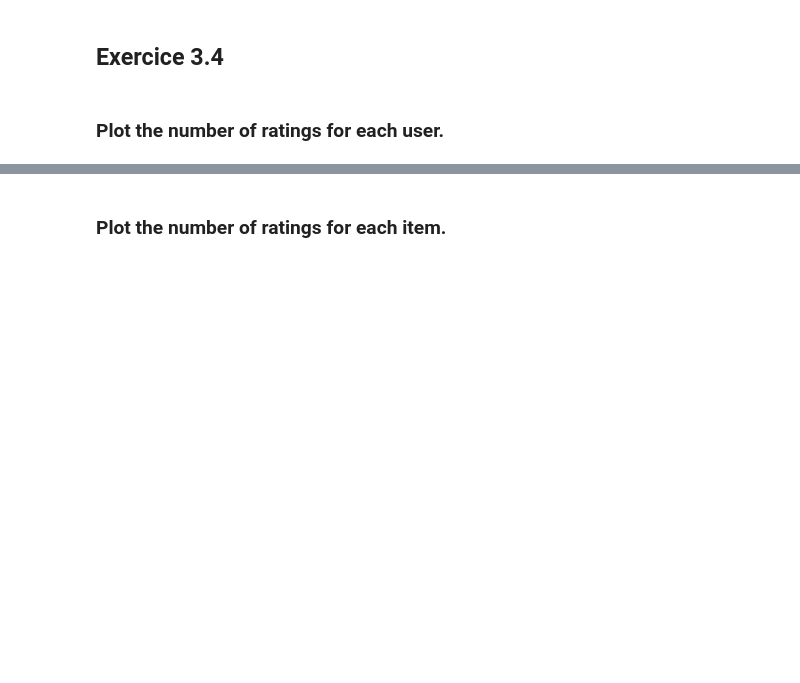
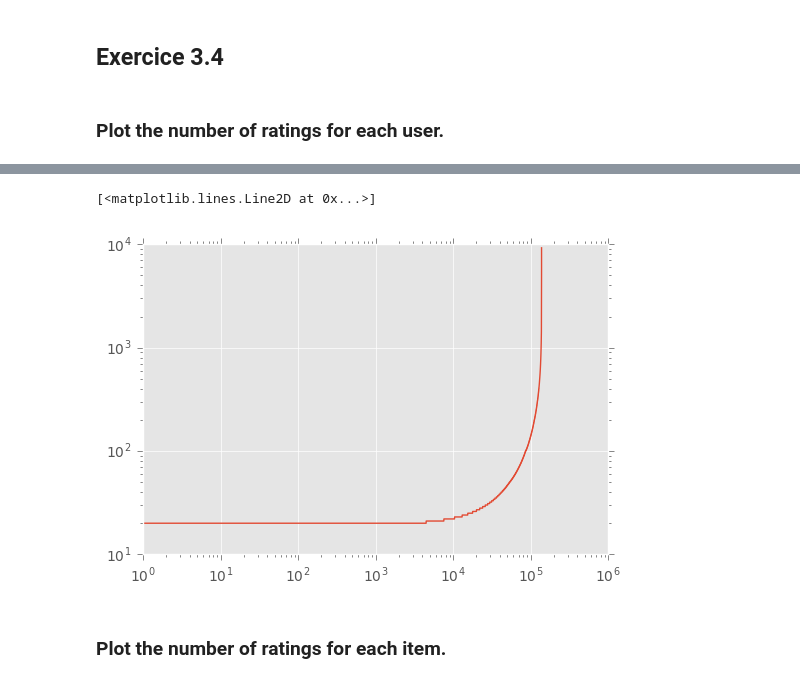
Before and after one commit to roblan11/InternetAnalyticsProject, a Jupyter notebook: ix-lab3/lab3-recsys.ipynb, the cells around one changed output, grey strips where cells are left out. Drawn from its saved outputs; the diff is of its cells as text; code cells hidden in the pictures; blank space fills up the shorter version.

```diff
--- a/ix-lab3/lab3-recsys.ipynb
+++ b/ix-lab3/lab3-recsys.ipynb
@@ -48,3 +48,8 @@ plt.ylabel("Number of ratings")
+# %%
+plt.loglog(sorted(movieRating_val))
+# %% [output]
+[<matplotlib.lines.Line2D at 0x...>]
+[figure, added]
 # %% [markdown]
 ### Plot the number of ratings for each item.
 # %%
```
Also changed, not shown: parts of 15 cells of this notebook.
